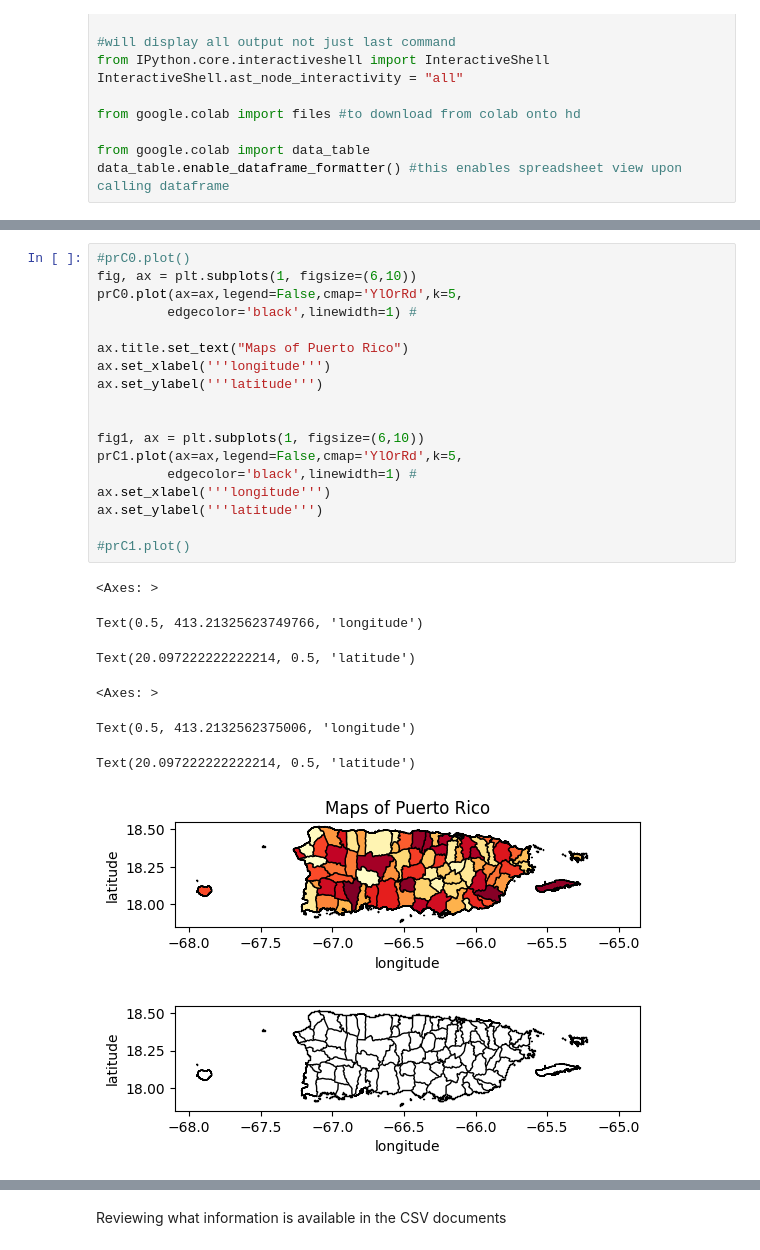
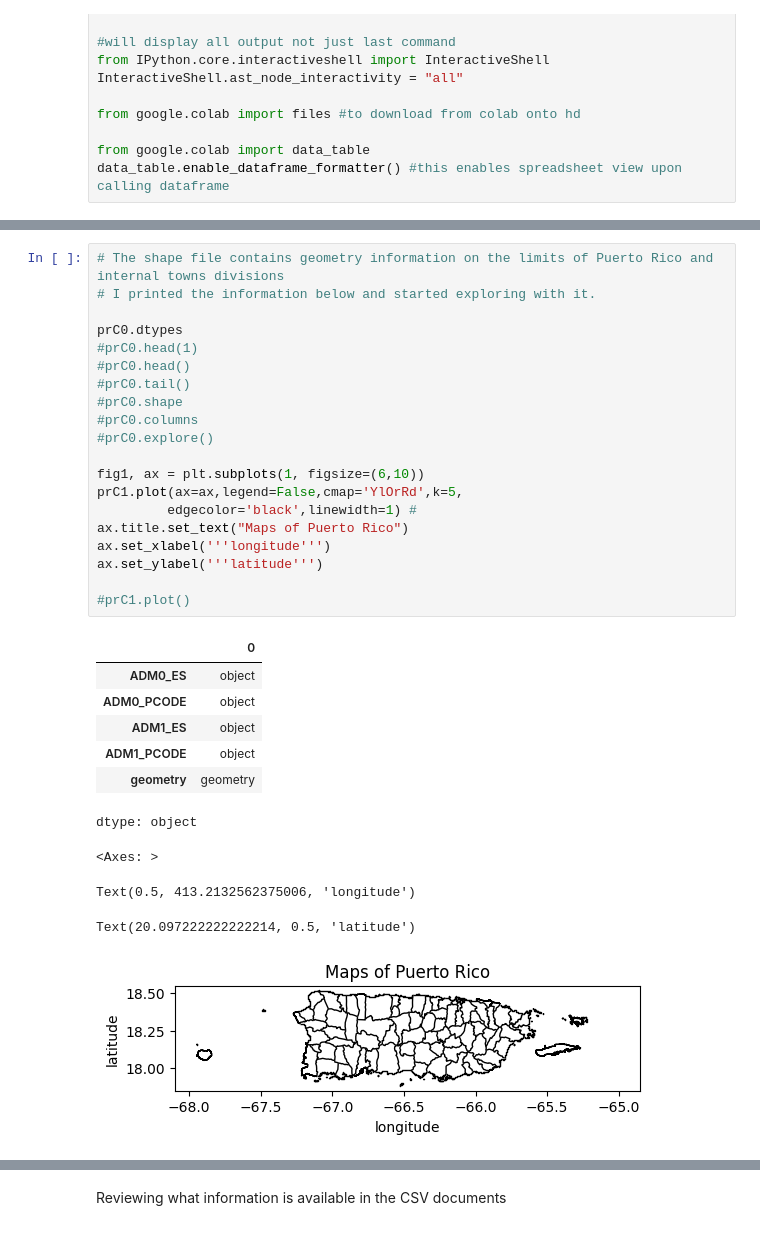
Before and after one commit to Venettov/Riveraruiz_GIS, a Jupyter notebook: PS1_Final.ipynb, the cells around one changed output, grey strips where cells are left out. Saved outputs shown, nothing was run; the diff lists cells and outputs as text.

```diff
--- a/PS1_Final.ipynb
+++ b/PS1_Final.ipynb
@@ -98,29 +95,34 @@ df_unemployment = pd.read_csv("unem.csv")
 ! wget -q -O gen.csv https://drive.google.com/uc?id=18Au9nBwdMdG6GJqR5jz3qly8Yf3IzfuJ&export=download
 df_gen = pd.read_csv("gen.csv")
 # %%
-#prC0.plot()
-fig, ax = plt.subplots(1, figsize=(6,10))
-prC0.plot(ax=ax,legend=False,cmap='YlOrRd',k=5,
+# The shape file contains geometry information on the limits of Puerto Rico and internal towns divisions
+# I printed the information below and started exploring with it.
+
+prC0.dtypes
+#prC0.head(1)
+#prC0.head()
+#prC0.tail()
+#prC0.shape
+#prC0.columns
+#prC0.explore()
+
+fig1, ax = plt.subplots(1, figsize=(6,10))
+prC1.plot(ax=ax,legend=False,cmap='YlOrRd',k=5,
          edgecolor='black',linewidth=1) #
-
 ax.title.set_text("Maps of Puerto Rico")
 ax.set_xlabel('''longitude''')
 ax.set_ylabel('''latitude''')
 
-
-fig1, ax = plt.subplots(1, figsize=(6,10))
-prC1.plot(ax=ax,legend=False,cmap='YlOrRd',k=5,
-         edgecolor='black',linewidth=1) #
-ax.set_xlabel('''longitude''')
-ax.set_ylabel('''latitude''')
-
 #prC1.plot()
 # %% [output]
+|  | 0 |
+| ADM0_ES | object |
+| ADM0_PCODE | object |
+| ADM1_ES | object |
+| ADM1_PCODE | object |
+| geometry | geometry |
-<Axes: >
+dtype: object
-Text(0.5, 413.21325623749766, 'longitude')
+<Axes: >
-Text(20.097222222222214, 0.5, 'latitude')
+Text(0.5, 413.2132562375006, 'longitude')
-<Axes: >
+Text(20.097222222222214, 0.5, 'latitude')
-Text(0.5, 413.2132562375006, 'longitude')
-Text(20.097222222222214, 0.5, 'latitude')
-[figure, old version]
+[figure, new version]
-[figure, removed]
```
Also changed, not shown: parts of 23 cells of this notebook.
